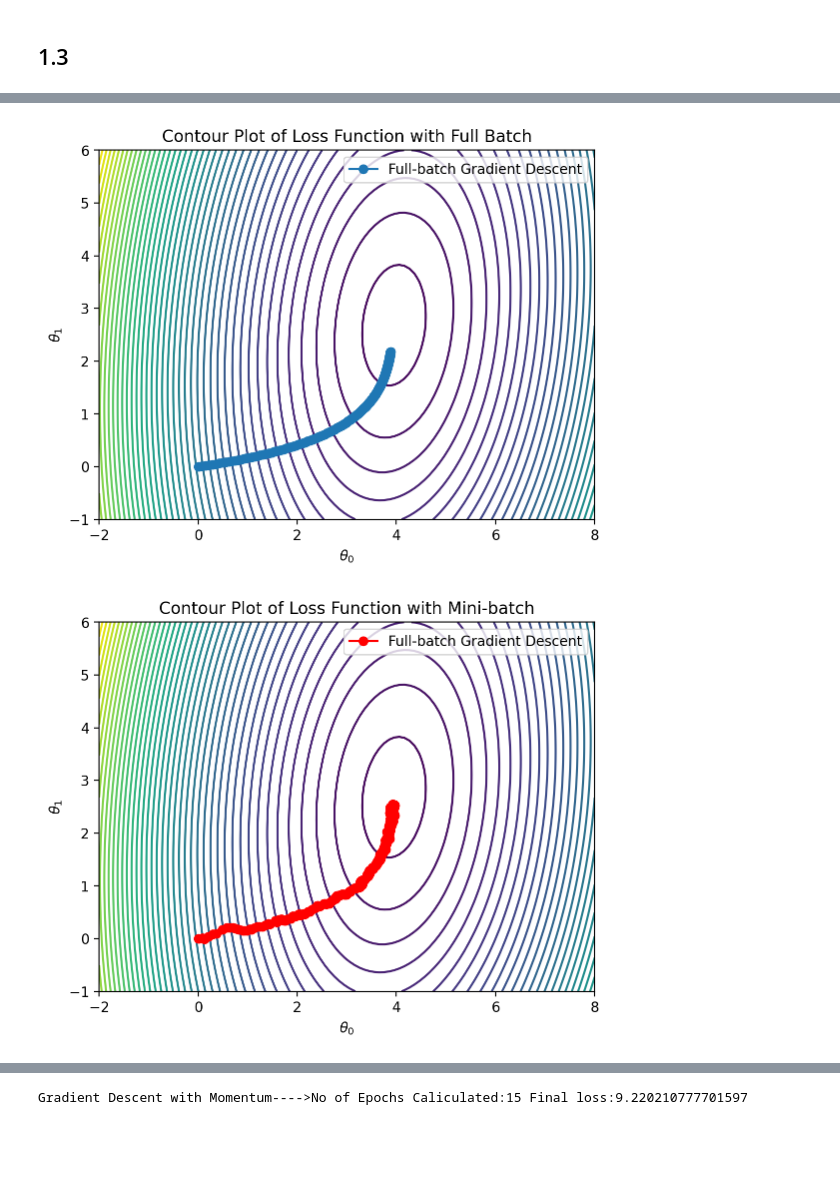
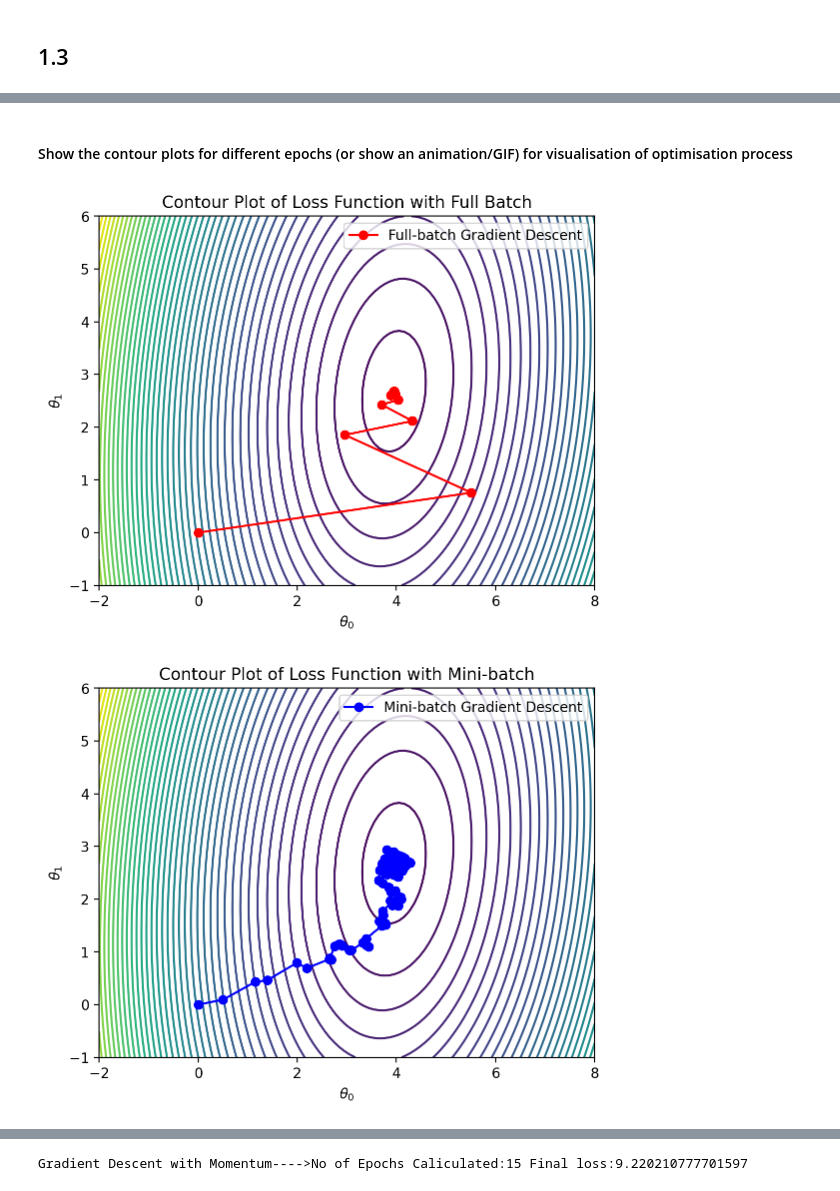
Before and after one commit to shadowscythe03/es335-24-fall-assignment-2, a Jupyter notebook: task_1.ipynb, the cells around one changed output, grey strips where cells are left out. Cells and saved outputs as stored; diff of their text form; code cells hidden in the pictures; blank space fills up the shorter version.

```diff
--- a/task_1.ipynb
+++ b/task_1.ipynb
@@ -370,4 +380,6 @@ Visualize the convergence process for 15 epochs
 # %%
+theta_0 = torch.tensor(0.0,requires_grad=True)
+theta_1 = torch.tensor(0.0,requires_grad=True)
 losses_full,theta_0_full, theta_1_full, t0_hist_full, t1_hist_full = full_batch_grad(x1_torch, y_torch,theta_0,theta_1,lr =opt_lr_full,epochs = 15)
 losses_mini,theta_0_mini, theta_1_mini, t0_hist_mini, t1_hist_mini = mini_batch_grad(x1_torch,y_torch,theta_0,theta_1,lr = opt_lr_mini,epochs = 15)
 losses_stoc,theta_0_stoc, theta_1_stoc, t0_hist_stoc, t1_hist_stoc = stochastic_grad(x1_torch,y_torch,theta_0,theta_1,lr = opt_lr_stoc,epochs = 15)
@@ -398,3 +410,5 @@ plt.show()
+# %% [markdown]
+#### Show the contour plots for different epochs (or show an animation/GIF) for visualisation of optimisation process
 # %%
 theta0_range = np.linspace(-2, 8, 100)
 theta1_range = np.linspace(-1, 6, 100)
@@ -407,34 +421,34 @@ for i in range(theta0_grid.shape[0]):
 # %%
 # plt.figure(figsize=(10, 6))
 plt.contour(theta0_grid, theta1_grid, loss_grid, levels=50, cmap='viridis')
-plt.plot(t0_hist_full, t1_hist_full, marker='o', label='Full-batch Gradient Descent')
+plt.plot(t0_hist_full, t1_hist_full, marker='o',color='r', label='Full-batch Gradient Descent')
 # plt.plot(t0_hist_mini, t1_hist_mini, marker='o', label='Mini-batch Gradient Descent')
 # plt.plot(t0_hist_stoc, t1_hist_stoc, marker='o', label='Stochastic Gradient Descent')
 
 plt.xlabel(r'$\theta_0$')
 plt.ylabel(r'$\theta_1$')
 plt.title('Contour Plot of Loss Function with Full Batch')
 plt.legend()
 plt.show()
 # plt.figure(figsize=(10, 6))
 plt.contour(theta0_grid, theta1_grid, loss_grid, levels=50, cmap='viridis')
-plt.plot(t0_hist_mini, t1_hist_mini, marker='o', color='r', label='Full-batch Gradient Descent')
+plt.plot(t0_hist_mini, t1_hist_mini, marker='o', color='b', label='Mini-batch Gradient Descent')
 
 plt.xlabel(r'$\theta_0$')
 plt.ylabel(r'$\theta_1$')
 plt.title('Contour Plot of Loss Function with Mini-batch')
 plt.legend()
 plt.show()
 
 # plt.figure(figsize=(10, 6))
 plt.contour(theta0_grid, theta1_grid, loss_grid, levels=50, cmap='viridis')
-plt.plot(t0_hist_stoc, t1_hist_stoc, marker='o', color='r', label='Full-batch Gradient Descent')
+plt.plot(t0_hist_stoc, t1_hist_stoc, marker='o', color='y', label='Stochastic Gradient Descent')
 
 plt.xlabel(r'$\theta_0$')
 plt.ylabel(r'$\theta_1$')
 plt.title('Contour Plot of Loss Function with Stochastic')
 plt.legend()
 plt.show()
 # %% [output]
-[figure, old version]
+[figure, new version]
-[figure, old version]
+[figure, new version]
```
Also changed, not shown: parts of 15 cells of this notebook.
